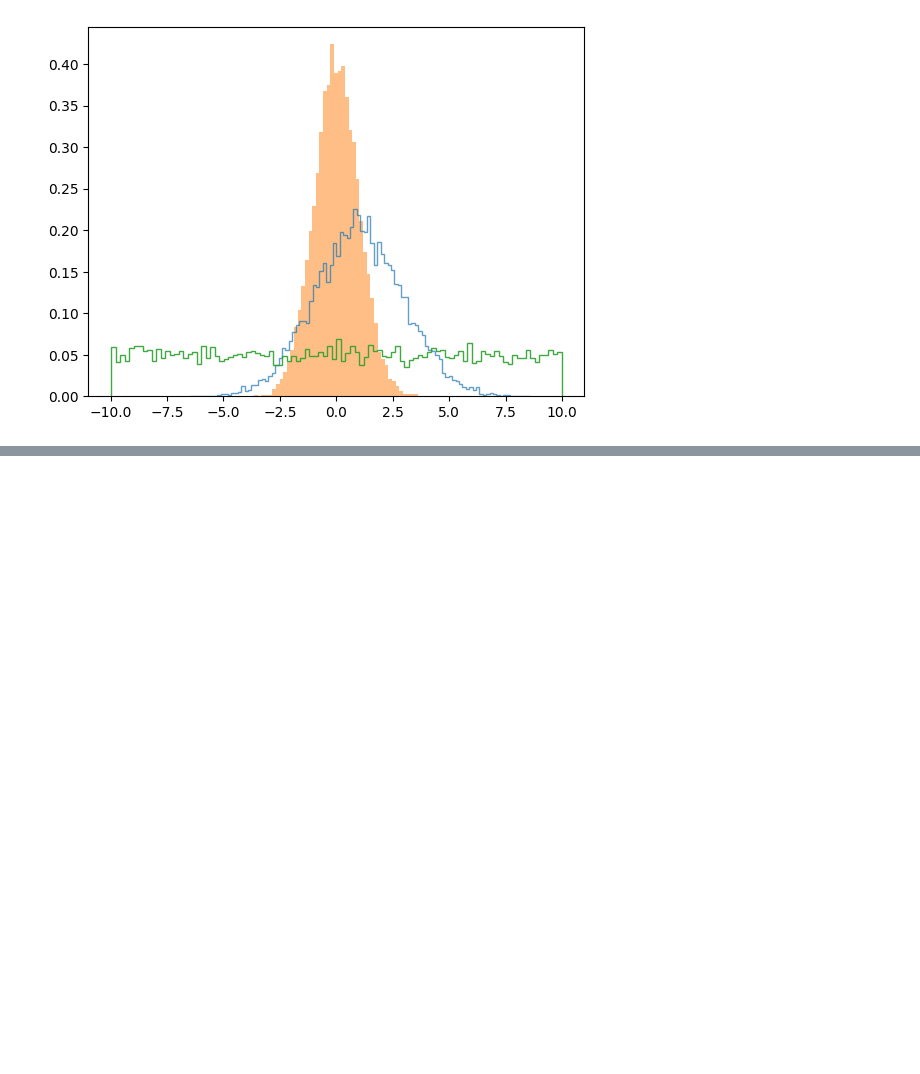
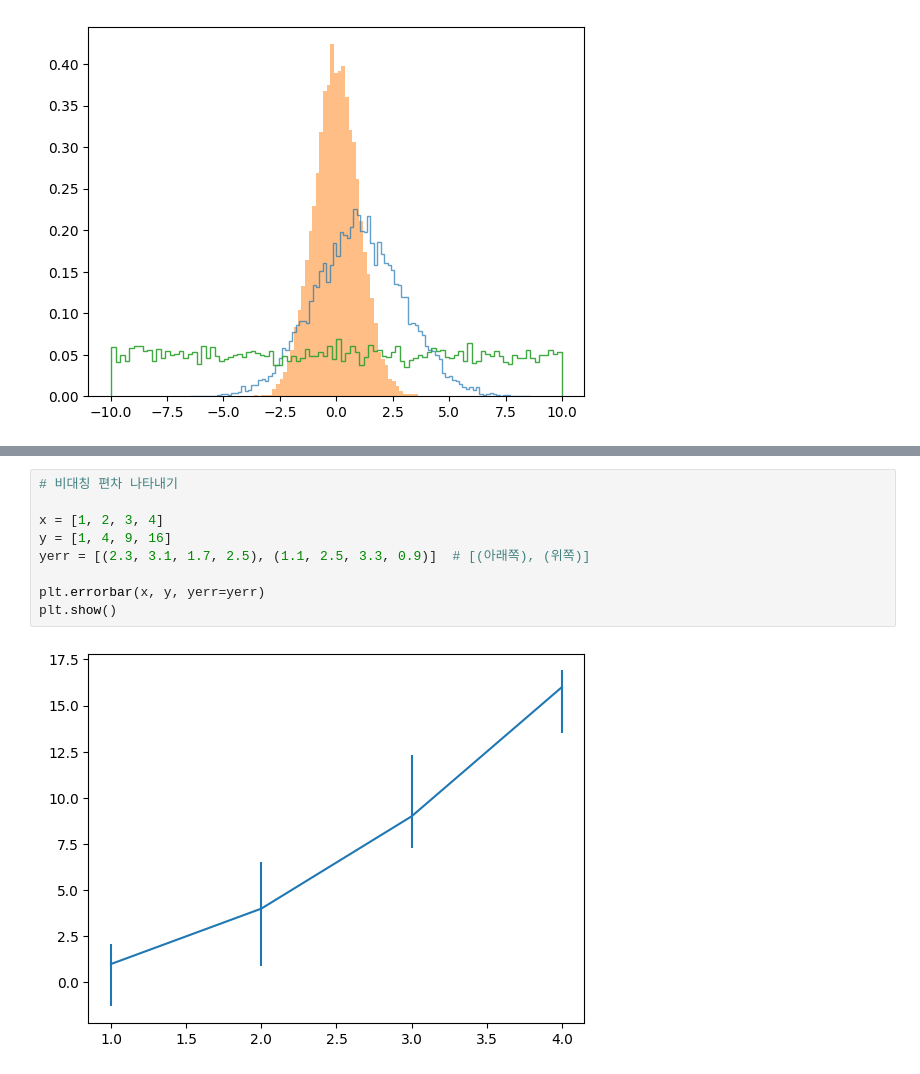
Before and after one commit to py4ine/study_Visualization, a Jupyter notebook: 20240619_Matplotlib_basic.ipynb, the cells around one changed output, grey strips where cells are left out. Cells and saved outputs as stored; diff of their text form; blank space fills up the shorter version.

```diff
--- a/20240619_Matplotlib_basic.ipynb
+++ b/20240619_Matplotlib_basic.ipynb
@@ -1015,0 +1029,11 @@ plt.show()
+# %%
+# 비대칭 편차 나타내기
+
+x = [1, 2, 3, 4]
+y = [1, 4, 9, 16]
+yerr = [(2.3, 3.1, 1.7, 2.5), (1.1, 2.5, 3.3, 0.9)]  # [(아래쪽), (위쪽)]
+
+plt.errorbar(x, y, yerr=yerr)
+plt.show()
+# %% [output]
+[figure, added]
```
Also changed, not shown: parts of 18 cells of this notebook.
